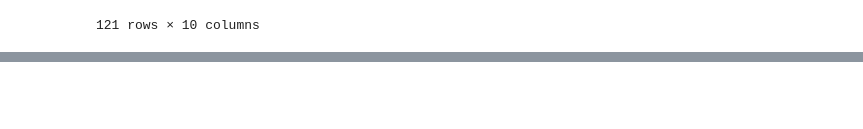
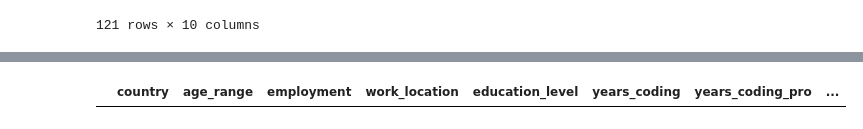
Before and after one commit to philippe2023/salary-predictor-ml, a Jupyter notebook: notebooks/workbook_1.ipynb, the cells around one changed output, grey strips where cells are left out. Cells and saved outputs as stored; diff of their text form; code cells hidden in the pictures; blank space fills up the shorter version.

```diff
--- a/notebooks/workbook_1.ipynb
+++ b/notebooks/workbook_1.ipynb
@@ -495,0 +542,12 @@ display(nan_rows)
+# %%
+# Fill NaN values in 'years_coding_pro' with values from 'years_coding'
+df_24['years_coding_pro'] = df_24['years_coding_pro'].fillna(df_24['years_coding'])
+
+# Group by 'employment' and 'age_range', and fill NaN in 'years_coding_pro' with median of each group
+df_24['years_coding_pro'] = df_24.groupby(['employment', 'age_range'])['years_coding_pro'].transform(lambda x: x.fillna(x.median()))
+
+# Display the rows where 'years_coding_pro' is still NaN to check the results
+nan_rows = df_24[df_24['years_coding_pro'].isna()]
+display(nan_rows)
+# %% [output]
+|  | country | age_range | employment | work_location | education_level | years_coding | years_coding_pro | ... |
```
Also changed, not shown: parts of 16 cells of this notebook, 1 other file.
